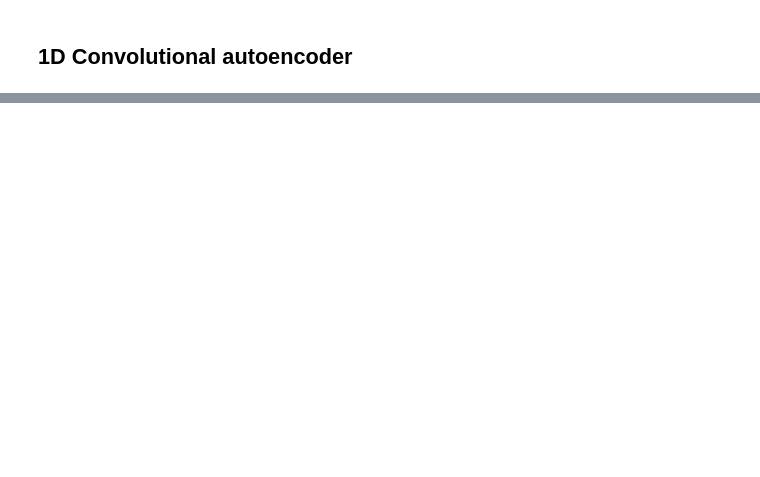
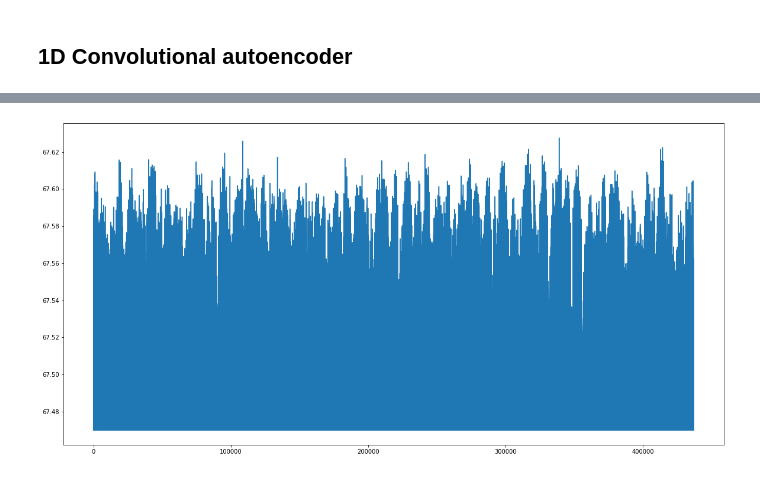
Before and after one commit to DImiTrisXam/algo_project1, a Jupyter notebook: project3/reduce.ipynb, the cells around one changed output, grey strips where cells are left out. Drawn from its saved outputs; the diff is of its cells as text; code cells hidden in the pictures; blank space fills up the shorter version.

```diff
--- a/project3/reduce.ipynb
+++ b/project3/reduce.ipynb
@@ -13,7 +14,7 @@ Populating the interactive namespace from numpy and matplotlib
 # %%
 window_length = 10
 encoding_dim = 3
-epochs = 100
+epochs = 200
 test_samples = 150
 # %% [markdown]
 ## Utils
@@ -101,31 +98,47 @@ Percentage of test data: 4.299226139294927%
 # %%
 x_test_deep = x_test.reshape((len(x_test), np.prod(x_test.shape[1:])))
 input_window = Input(shape=(window_length, 1))
-x = Conv1D(16, 3, activation="relu", padding="same")(input_window)  # 10 dims
-#x = BatchNormalization()(x)
-x = MaxPooling1D(2, padding="same")(x)  # 5 dims
-x = Conv1D(1, 3, activation="relu", padding="same")(x)  # 5 dims
-#x = BatchNormalization()(x)
-encoded = MaxPooling1D(2, padding="same")(x)  # 3 dims
+
+x = Conv1D(32, 3, activation="relu", padding="same")(input_window)
+
+
+x = Conv1D(64, 3, activation="relu", padding="same")(input_window)
+x = MaxPooling1D(2, padding="same")(x)
+x = Conv1D(128, 3, activation="relu", padding="same")(x)
+x = Conv1D(256, 3, activation="relu", padding="same")(x)
+
+encoded = MaxPooling1D(2, padding="same")(x)
 
 encoder = Model(input_window, encoded)
 
-# 3 dimensions in the encoded layer
+###################
+encoded_series = encoder(x_train).numpy()
+print(encoded_series.shape)
+plt.figure(figsize=(20, 10))
+reduced_price = encoded_series.flatten().reshape(-1,1)
 
-x = Conv1D(1, 3, activation="relu", padding="same")(encoded)  # 3 dims
-#x = BatchNormalization()(x)
-x = UpSampling1D(2)(x)  # 6 dims
-x = Conv1D(16, 2, activation='relu')(x)  # 5 dims
-#x = BatchNormalization()(x)
-x = UpSampling1D(2)(x)  # 10 dims
-decoded = Conv1D(1, 3, activation='sigmoid', padding='same')(x)  # 10 dims
+reduced_price_scaled = scaler.inverse_transform(reduced_price)
+
+plt.plot(reduced_price_scaled)
+###################
+
+x = Conv1D(256, 3, activation="relu", padding="same")(encoded)
+x = Conv1D(128, 3, activation="relu", padding="same")(encoded)
+
+x = UpSampling1D(2)(x)
+x = Conv1D(64, 2, activation='relu')(x)
+
+x = Conv1D(32, 1, activation='relu')(x)
+x = UpSampling1D(2)(x)
+
+decoded = Conv1D(1, 4, activation='sigmoid', padding='same')(x)  # 10 dims
 autoencoder = Model(input_window, decoded)
 autoencoder.summary()
 
 autoencoder.compile(optimizer='adam', loss='binary_crossentropy')
 history = autoencoder.fit(x_train, x_train,
                           epochs=epochs,
-                          batch_size=1024,
+                          batch_size=128,
                           shuffle=True,
                           validation_data=(x_test, x_test))
 
@@ -151,3 +164,4 @@ Epoch 100/100
+[figure, added]
 # %%
 plot_history(history)
 # %% [output]
```
Also changed, not shown: parts of 9 cells of this notebook, 1 other file.
